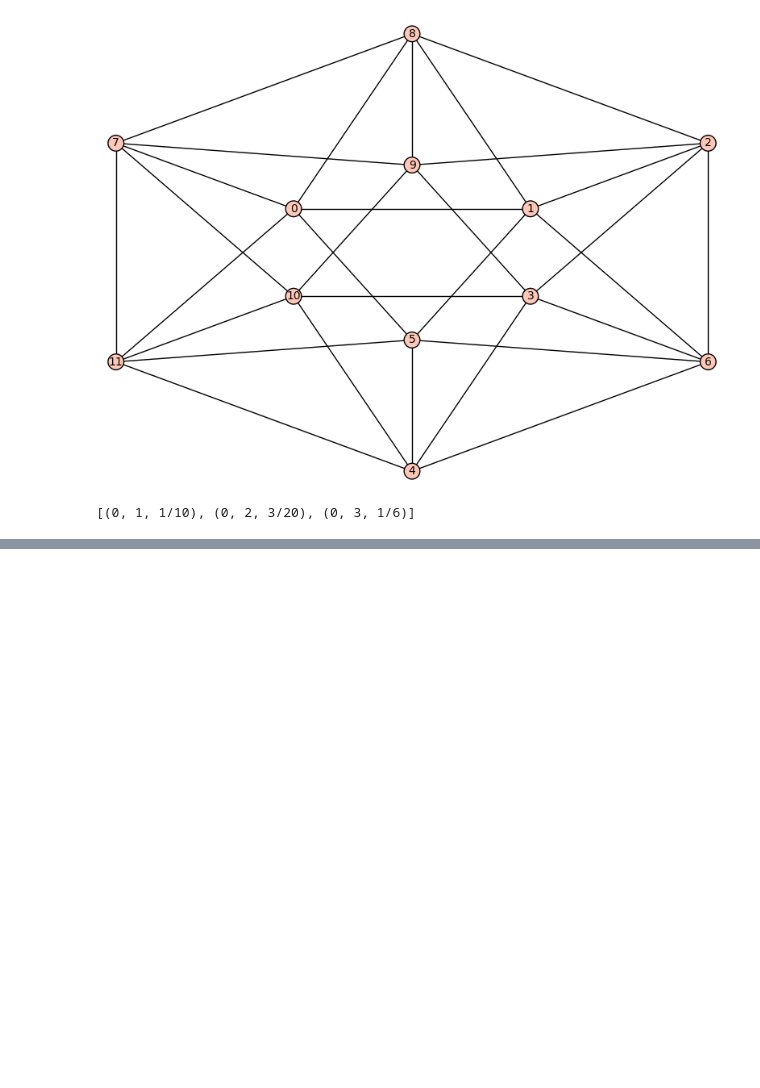
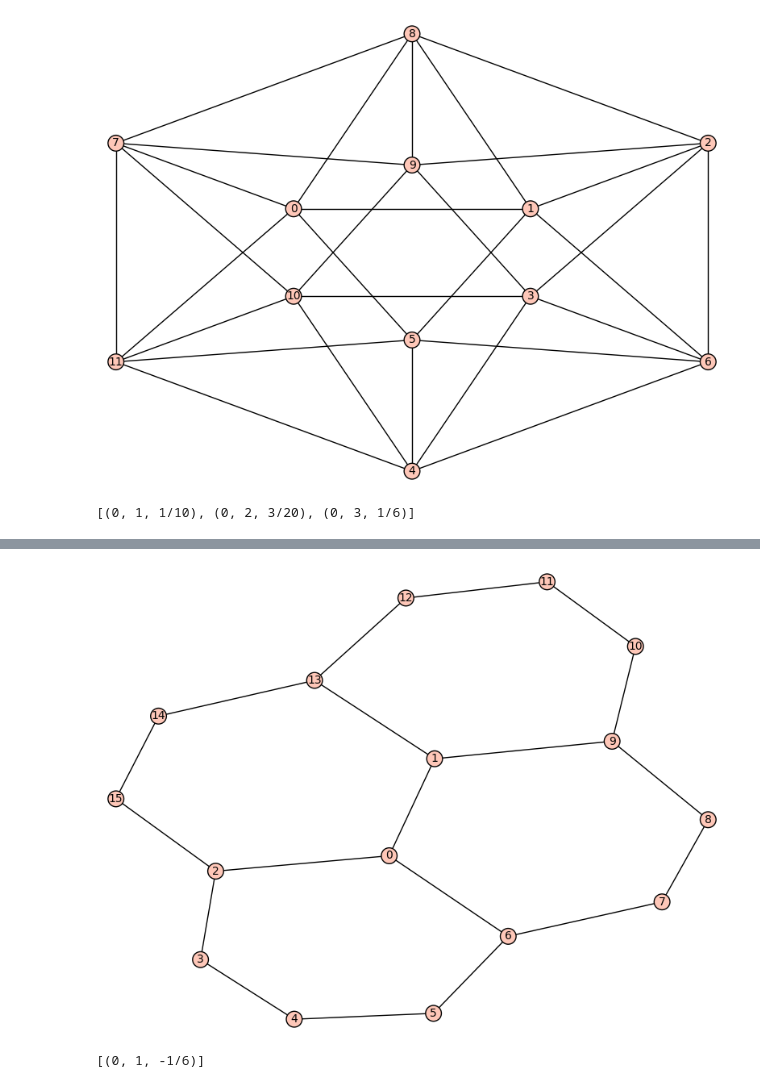
Before and after one commit to matsengrp/gricci, a Jupyter notebook: party.ipynb, the cells around one changed output, grey strips where cells are left out. Saved outputs shown, nothing was run; the diff lists cells and outputs as text; code cells hidden in the pictures; blank space fills up the shorter version.

```diff
--- a/party.ipynb
+++ b/party.ipynb
@@ -42,0 +50,7 @@ analyze(g,[(0,t) for t in [1,2,3]])
+# %%
+g=R6
+nb_show(plot(g))
+analyze(g,[(0,1)])
+# %% [output]
+[figure, added]
+[(0, 1, -1/6)]
```
Also changed, not shown: parts of 4 cells of this notebook.
